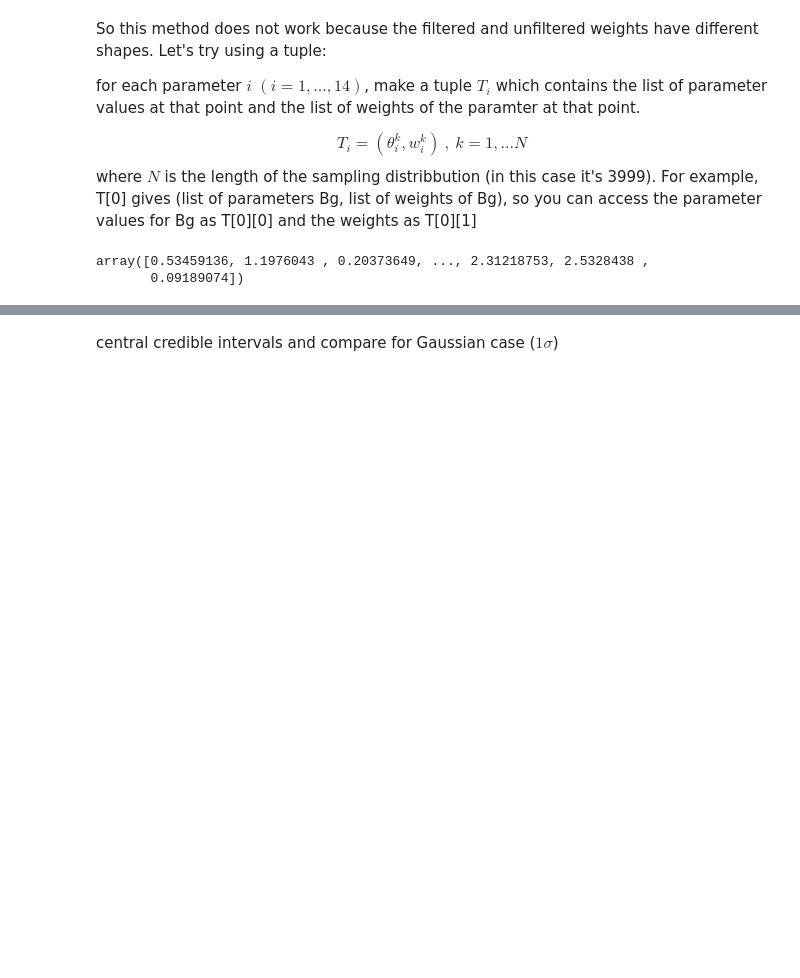
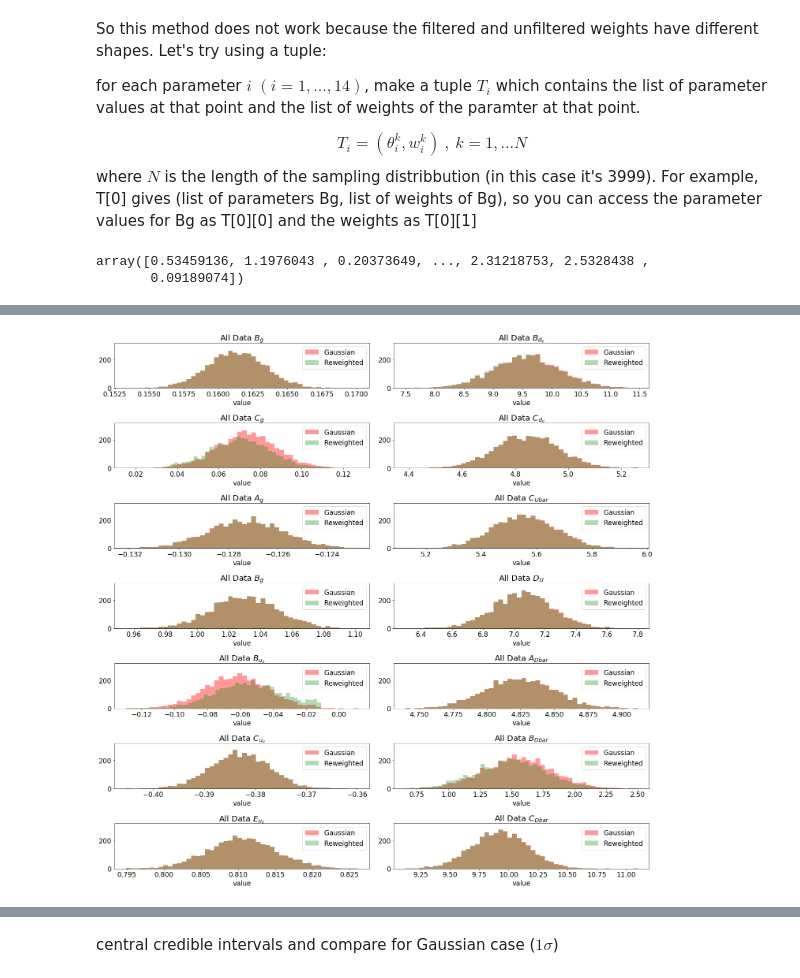
Before and after one commit to AliAlkadhim/PDF_Uncertainty, a Jupyter notebook: master_version/local/ALL_DATA_5k/reweighting.ipynb, the cells around one changed output, grey strips where cells are left out. Saved outputs shown, nothing was run; the diff lists cells and outputs as text; code cells hidden in the pictures; blank space fills up the shorter version.

```diff
--- a/master_version/local/ALL_DATA_5k/reweighting.ipynb
+++ b/master_version/local/ALL_DATA_5k/reweighting.ipynb
@@ -8,5 +8,3 @@ MV t-distribution instead of MVN for generation
 # %%
 import numpy as np
 import matplotlib.pyplot as plt
-# %%
-MVN_4000 = np.load('MVN_samples/MVN_4000.npy'); MVN_4000
@@ -389,3 +224,0 @@ array([ 1.68471797,  5.55905438, 10.74690896, ..., 16.92200523,
-# %%
-for i in range(3):
-    print(weights[:,i][i])
@@ -544,16 +305,23 @@ array([0.53459136, 1.1976043 , 0.20373649, ..., 2.31218753, 2.5328438 ,
 # %%
+import numpy as np;
 MVN_4000_MASTER = np.load('/home/ali/Desktop/Pulled_Github_Repositories/NNPDF_Uncertainty/master_version/samples/MVN_4000_MASTER.npy')
 chi2_array_ALL_DATA_4k = np.load('/home/ali/Desktop/Pulled_Github_Repositories/NNPDF_Uncertainty/master_version/local/ALL_DATA_5k/chi2_array_ALL_DATA_4k.npy')
 
+#to avoid overflow take data type as float 128 to handle exponentiation
 chi2_array_ALL_DATA_4k = chi2_array_ALL_DATA_4k.astype(np.float128)
 MVN_4000_MASTER = MVN_4000_MASTER.astype(np.float128)
+#np.seterr(divide='ignore', invalid='ignore', over='ignore')
+
+#take log
+chi2_array_ALL_DATA_4k=np.log(chi2_array_ALL_DATA_4k)
 
 mean_chi2 = np.mean(chi2_array_ALL_DATA_4k)
-chi2_diff = chi2_array_ALL_DATA_4k - mean_chi2
+chi2_diff = abs(chi2_array_ALL_DATA_4k - mean_chi2)
 chi2_diff, chi2_diff.shape
 weights = np.empty((4000, 14))
 for i in range(14):
     weights[:,i] = np.exp(-0.5 * (chi2_diff))/MVN_4000_MASTER[:,i]
     weights[:,i] = 4000 * weights[:,i]/np.sum(weights[:,i])
-print(weights[:,0])
+    #weights[:,i] = sp.special.expit(weights[:,i])
+print(weights[:10,0])
 # %% [output]
@@ -567,16 +336,17 @@ list_of_tuples = []
 for i in range(14):
     param_list_i=[]
     weight_list_i = []
-    for k in range(3999):
+    for k in range(4000):
         param_value = MVN_4000_MASTER[k, i] #at the kth point, for parameter i
         weight_value = weights[k,i]
         std_weight_value = np.std(weights[:,i])
         mean_weight = np.mean(weights[:,i])
-        if (weight_value > (mean_weight - 4*std_weight_value)) and (weight_value < (mean_weight + 4*std_weight_value)):
+        if (weight_value > (mean_weight - 6*std_weight_value)) and (weight_value < (mean_weight + 6*std_weight_value)):
             #if weight_value < (mean_weight + 4*std_weight_value):
 
             param_list_i.append(param_value)
             weight_list_i.append(weight_value)
     tuple_i = (param_list_i, weight_list_i)
     list_of_tuples.append(tuple_i)
-len(list_of_tuples)
+#len(list_of_tuples)
+#list_of_tuples[1]
@@ -702,0 +640,24 @@ plt.show()
+# %%
+fig, axes = plt.subplots(nrows=7, ncols=2, figsize=(20,20))
+
+for i in range(7):
+    axes[i,0].hist(MVN_4000_MASTER[:,i].flatten(), bins=50, color = 'r', alpha=0.4,label='Gaussian')
+    axes[i,0].hist(np.array(list_of_tuples[i][0]), weights=np.array(list_of_tuples[i][1]), bins=50, color = 'g',alpha=0.3, label='Reweighted')
+    #axes[i,1].set(title=titles[i] + ' Weighted', xlabel='value')
+    axes[i,0].set_title('All Data '+ titles[i] )
+    axes[i,0].set_xlabel('value')
+    axes[i,0].set_ylim(0,320)
+    axes[i,0].legend()
+for j in range(0,7):
+    axes[j,1].hist(MVN_4000_MASTER[:,j+7].flatten(), bins=50, color = 'r', alpha=0.4,label='Gaussian')
+    axes[j,1].hist(np.array(list_of_tuples[j+7][0]), weights=np.array(list_of_tuples[j+7][1]), bins=50, color = 'g',alpha=0.3, label='Reweighted')
+    #axes[i,1].set(title=titles[i] + ' Weighted', xlabel='value')
+    axes[j,1].set_title('All Data ' +titles[j+7] )
+    axes[j,1].set_xlabel('value')
+    axes[j,1].set_ylim(0,320)
+    axes[j,1].legend()
+
+plt.tight_layout()
+plt.show()
+# %% [output]
+[figure, added]
```
Also changed, not shown: parts of 47 cells of this notebook, 8 other files.
